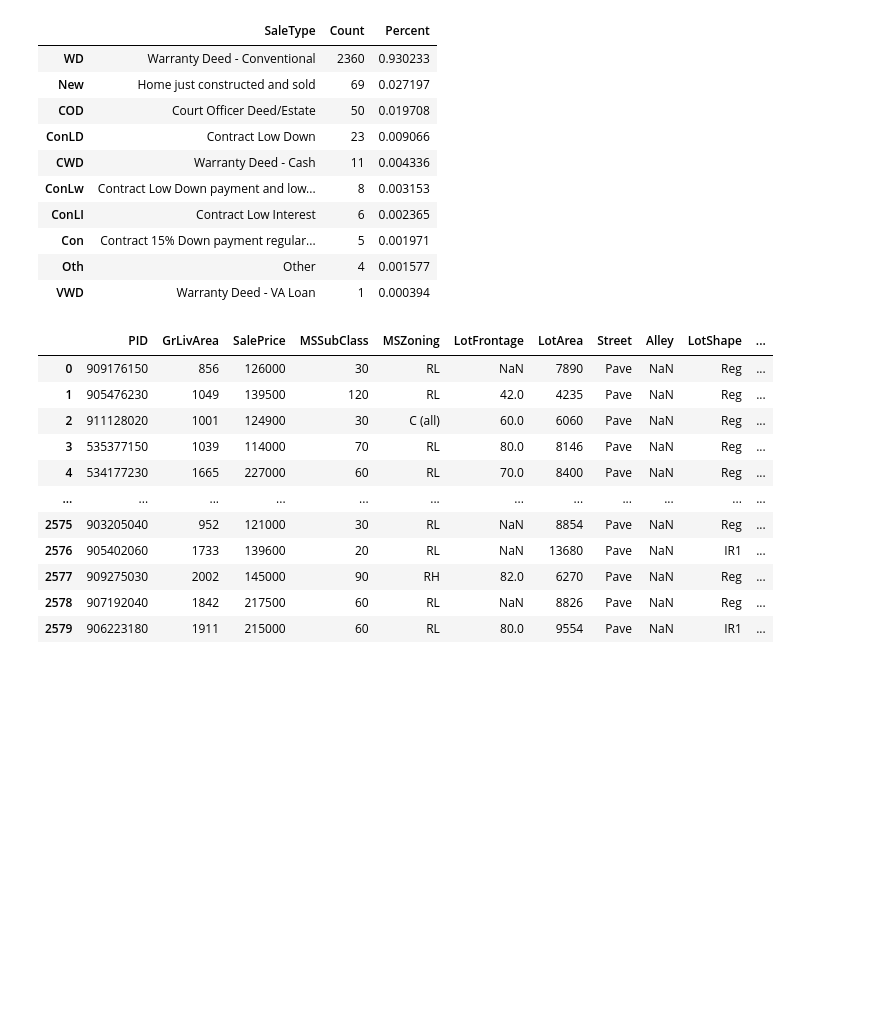
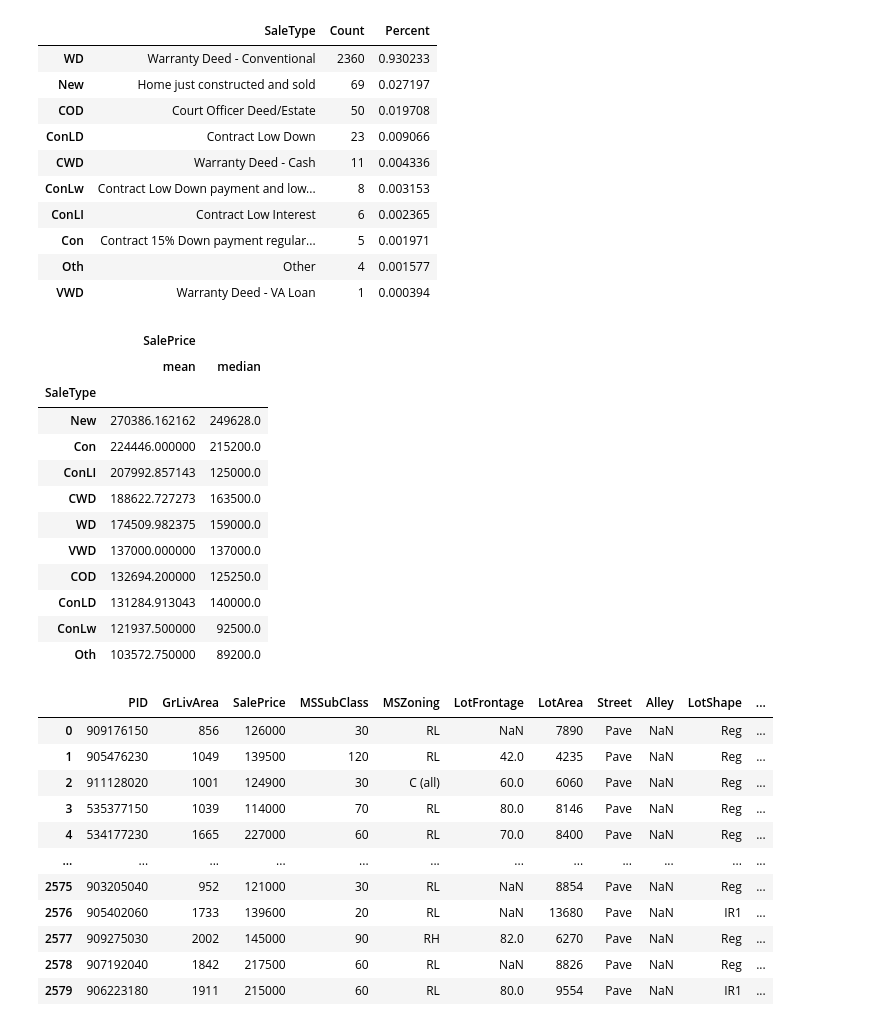
Before and after one commit to rishigoutam/ames-iowa, a Jupyter notebook: rishi/eda.ipynb, the cells around one changed output. Saved outputs shown, nothing was run; the diff lists cells and outputs as text; code cells hidden in the pictures; blank space fills up the shorter version.

```diff
--- a/rishi/eda.ipynb
+++ b/rishi/eda.ipynb
@@ -216,6 +216,25 @@ pd.concat([data_dict.SaleType,
 | Con | Contract 15% Down payment regular... | 5 | 0.001971 |
 | Oth | Other | 4 | 0.001577 |
 | VWD | Warranty Deed - VA Loan | 1 | 0.000394 |
+# %%
+# We see that New construction is most expensive by >$50K
+# Not sure what else this tells us...
+df.groupby('SaleType')[['SalePrice']].agg(['mean', 'median'])\
+    .sort_values(('SalePrice', 'mean'), ascending=False)
+# %% [output]
+|  | SalePrice |  |
+|  | mean | median |
+| SaleType |  |  |
+| New | 270386.162162 | 249628.0 |
+| Con | 224446.000000 | 215200.0 |
+| ConLI | 207992.857143 | 125000.0 |
+| CWD | 188622.727273 | 163500.0 |
+| WD | 174509.982375 | 159000.0 |
+| VWD | 137000.000000 | 137000.0 |
+| COD | 132694.200000 | 125250.0 |
+| ConLD | 131284.913043 | 140000.0 |
+| ConLw | 121937.500000 | 92500.0 |
+| Oth | 103572.750000 | 89200.0 |
 # %%
 # TODO ask team: should we restrict to only Warranty Deeds and New? If so, uncomment below
 
```
Also changed, not shown: parts of 1 cell of this notebook.
